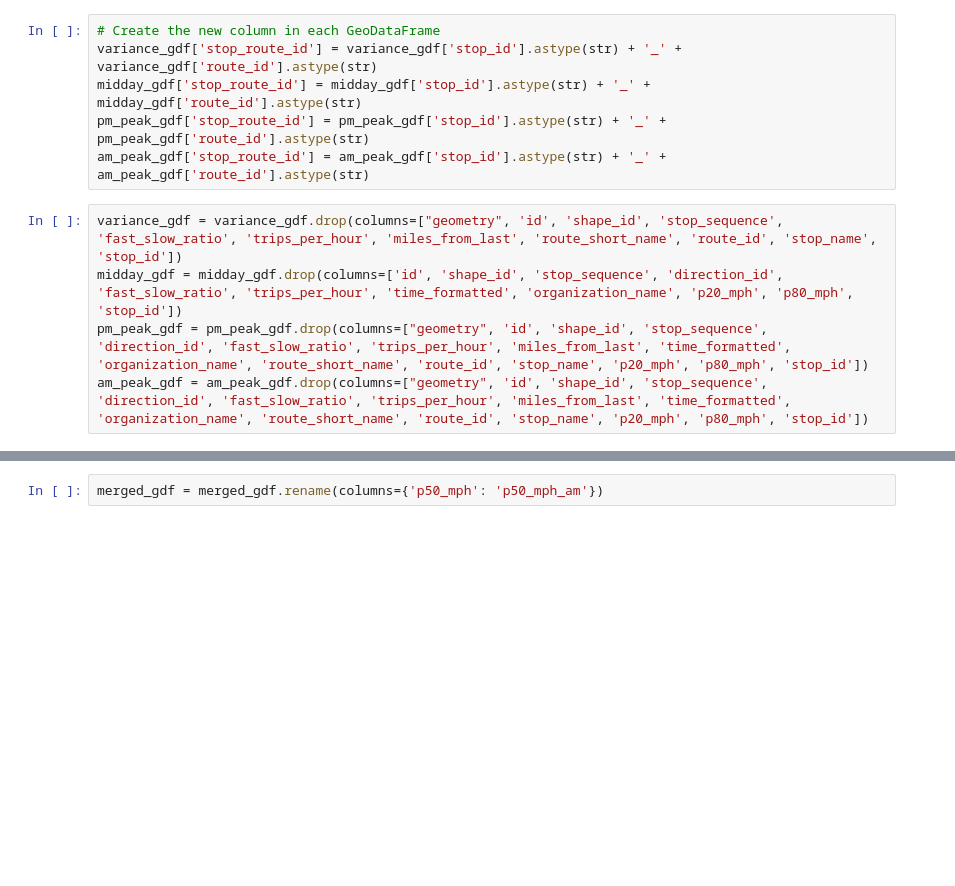
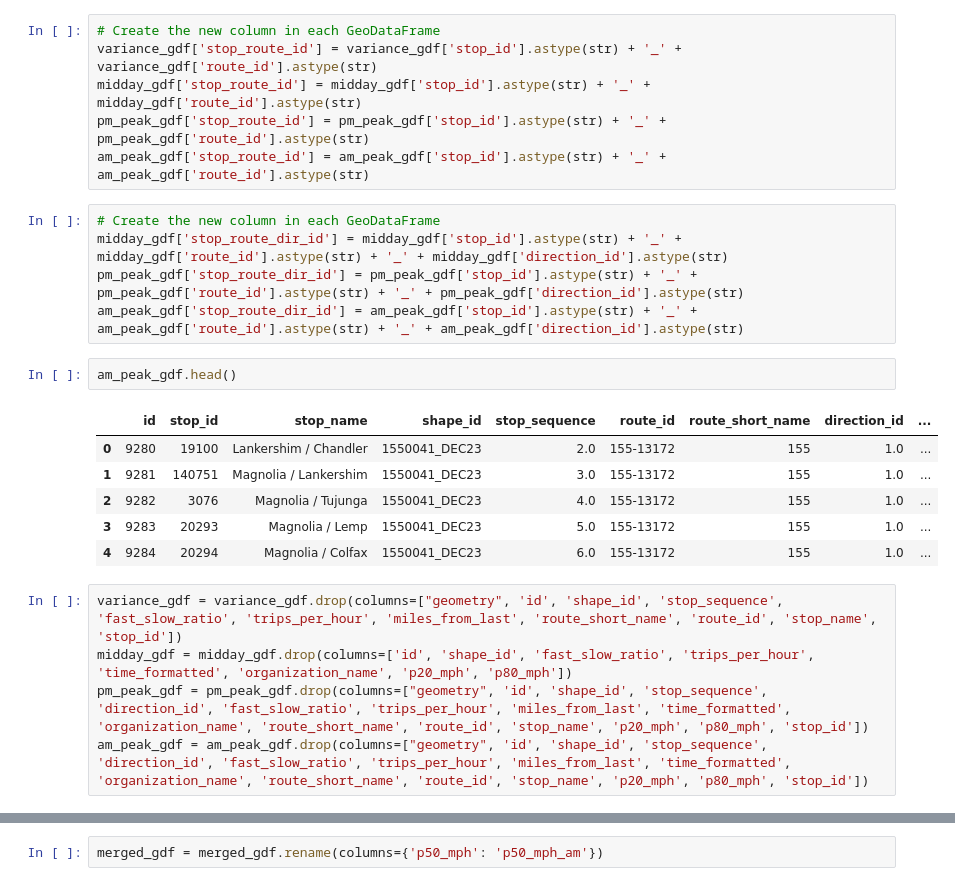
Before and after one commit to streetsforall/metro-bus-lane-prioritization, a Jupyter notebook: lab.ipynb, the cells around one changed output, grey strips where cells are left out. Saved outputs shown, nothing was run; the diff lists cells and outputs as text; blank space fills up the shorter version.

```diff
--- a/lab.ipynb
+++ b/lab.ipynb
@@ -21,8 +149,22 @@ variance_gdf['stop_route_id'] = variance_gdf['stop_id'].astype(str) + '_' + vari
 midday_gdf['stop_route_id'] = midday_gdf['stop_id'].astype(str) + '_' + midday_gdf['route_id'].astype(str)
 pm_peak_gdf['stop_route_id'] = pm_peak_gdf['stop_id'].astype(str) + '_' + pm_peak_gdf['route_id'].astype(str)
 am_peak_gdf['stop_route_id'] = am_peak_gdf['stop_id'].astype(str) + '_' + am_peak_gdf['route_id'].astype(str)
+# %%
+# Create the new column in each GeoDataFrame
+midday_gdf['stop_route_dir_id'] = midday_gdf['stop_id'].astype(str) + '_' + midday_gdf['route_id'].astype(str) + '_' + midday_gdf['direction_id'].astype(str)
+pm_peak_gdf['stop_route_dir_id'] = pm_peak_gdf['stop_id'].astype(str) + '_' + pm_peak_gdf['route_id'].astype(str) + '_' + pm_peak_gdf['direction_id'].astype(str)
+am_peak_gdf['stop_route_dir_id'] = am_peak_gdf['stop_id'].astype(str) + '_' + am_peak_gdf['route_id'].astype(str) + '_' + am_peak_gdf['direction_id'].astype(str)
+# %%
+am_peak_gdf.head()
+# %% [output]
+|  | id | stop_id | stop_name | shape_id | stop_sequence | route_id | route_short_name | direction_id | ... |
+| 0 | 9280 | 19100 | Lankershim / Chandler | 1550041_DEC23 | 2.0 | 155-13172 | 155 | 1.0 | ... |
+| 1 | 9281 | 140751 | Magnolia / Lankershim | 1550041_DEC23 | 3.0 | 155-13172 | 155 | 1.0 | ... |
+| 2 | 9282 | 3076 | Magnolia / Tujunga | 1550041_DEC23 | 4.0 | 155-13172 | 155 | 1.0 | ... |
+| 3 | 9283 | 20293 | Magnolia / Lemp | 1550041_DEC23 | 5.0 | 155-13172 | 155 | 1.0 | ... |
+| 4 | 9284 | 20294 | Magnolia / Colfax | 1550041_DEC23 | 6.0 | 155-13172 | 155 | 1.0 | ... |
 # %%
 variance_gdf = variance_gdf.drop(columns=["geometry", 'id', 'shape_id', 'stop_sequence', 'fast_slow_ratio', 'trips_per_hour', 'miles_from_last', 'route_short_name', 'route_id', 'stop_name', 'stop_id'])
-midday_gdf = midday_gdf.drop(columns=['id', 'shape_id', 'stop_sequence', 'direction_id', 'fast_slow_ratio', 'trips_per_hour', 'time_formatted', 'organization_name', 'p20_mph', 'p80_mph', 'stop_id'])
+midday_gdf = midday_gdf.drop(columns=['id', 'shape_id', 'fast_slow_ratio', 'trips_per_hour', 'time_formatted', 'organization_name', 'p20_mph', 'p80_mph'])
 pm_peak_gdf = pm_peak_gdf.drop(columns=["geometry", 'id', 'shape_id', 'stop_sequence', 'direction_id', 'fast_slow_ratio', 'trips_per_hour', 'miles_from_last', 'time_formatted', 'organization_name', 'route_short_name', 'route_id', 'stop_name', 'p20_mph', 'p80_mph', 'stop_id'])
 am_peak_gdf = am_peak_gdf.drop(columns=["geometry", 'id', 'shape_id', 'stop_sequence', 'direction_id', 'fast_slow_ratio', 'trips_per_hour', 'miles_from_last', 'time_formatted', 'organization_name', 'route_short_name', 'route_id', 'stop_name', 'p20_mph', 'p80_mph', 'stop_id'])
```
Also changed, not shown: parts of 59 cells of this notebook, 1 other file.
